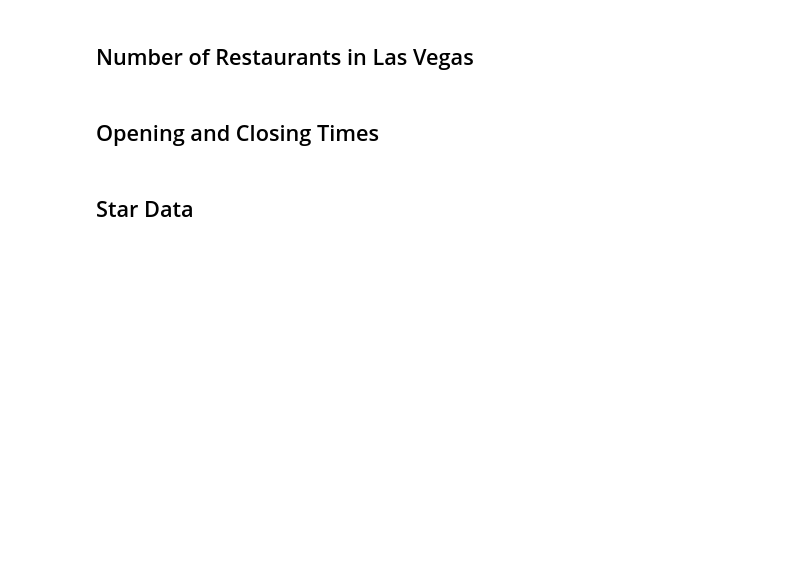
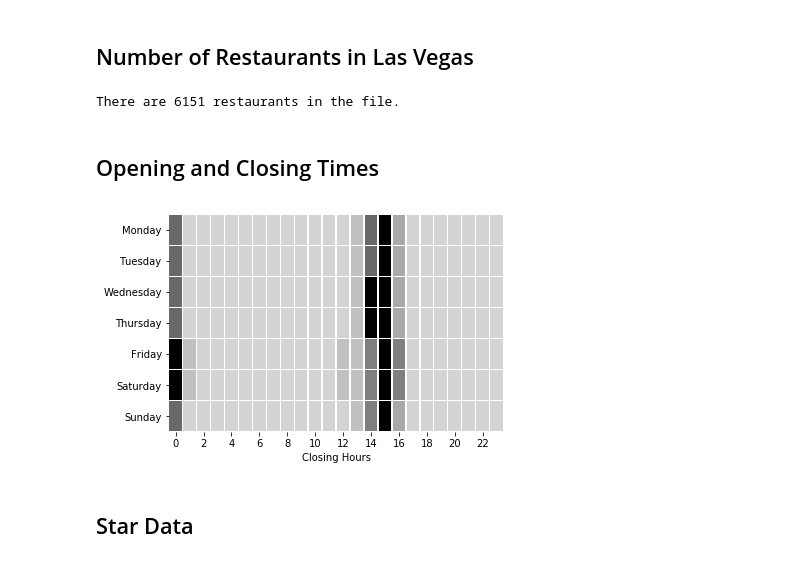
Before and after one commit to matthewdhanley/csci-5502-data-mining, a Jupyter notebook: Yelp_EDA.ipynb, the cells around one changed output. Saved outputs shown, nothing was run; the diff lists cells and outputs as text; code cells hidden in the pictures; blank space fills up the shorter version.

```diff
--- a/Yelp_EDA.ipynb
+++ b/Yelp_EDA.ipynb
@@ -66,7 +70,7 @@ def make_bar(labels, count, t="", yl="", xl=""):
 ## Number of Restaurants in Las Vegas
 # %%
 # load in the file
-business_file = 'yelp_dataset\\csv\\cities\\business_las_vegas.csv'
+business_file = 'D:\\home\\mhanl\\data_mining\\project\\yelp_dataset\\csv\\cities\\business_las_vegas.csv'
 business_data = pd.read_csv(business_file)
 
 # strip the entries that don't have anything in the categories subset.
@@ -77,6 +81,8 @@ restaurant_df = business_data_clean_categories[business_data_clean_categories['c
 
 nRestaurants = restaurant_df.shape[0]
 print("There are %d restaurants in the file." % nRestaurants)
+# %% [output]
+There are 6151 restaurants in the file.
 # %% [markdown]
 <a id="openClose"></a>
 ## Opening and Closing Times
@@ -85,36 +91,83 @@ hours = restaurant_df['hours']
 hours = hours.dropna()
 hours_dict_open = {'Monday':{},'Tuesday':{},'Wednesday':{},'Thursday':{},'Friday':{},'Saturday':{},'Sunday':{}}
 hours_dict_close = {'Monday':{},'Tuesday':{},'Wednesday':{},'Thursday':{},'Friday':{},'Saturday':{},'Sunday':{}}
 
 for row in hours:
     json_hours = row.replace("'", "\"")
     d = json.loads(json_hours)
 
     for key in d:
         times = d[key].split('-')
         _open = times[0].split(':')[0]
         _close = times[1].split(':')[0]
 
         if _open in hours_dict_open[key]:
             hours_dict_open[key][_open] += 1
         else:
             hours_dict_open[key][_open] = 1
 
         if _close in hours_dict_close[key]:
             hours_dict_close[key][_close] += 1
         else:
             hours_dict_close[key][_close] = 1
 
-for key in hours_dict_close:
+
+
+data_open = np.empty([7,24])
+data_close = np.empty([7,24])
+
+hours_dict_open['Monday']['2'] = 0
+hours_dict_open['Tuesday']['2'] = 0
+hours_dict_open['Wednesday']['2'] = 0
+hours_dict_open['Friday']['2'] = 0
+hours_dict_open['Saturday']['2'] = 0
+hours_dict_open['Sunday']['2'] = 0
+hours_dict_open['Sunday']['21'] = 0
+
+# print(hours_dict_open)
+for i, key in enumerate(hours_dict_close):
     keys_sorted_open = list(hours_dict_open[key].keys())
     keys_sorted_open.sort(key=int)
+#     print(keys_sorted_open)
     values_sorted_open = [x for _,x in sorted(zip(list(hours_dict_open[key].keys()),list(hours_dict_open[key].values())))]
-    make_bar(keys_sorted_open,values_sorted_open,t="Opening Time on "+key,xl="Hour of Day",yl="# of Restaurants")
+    data_open[i,:] = values_sorted_open
 
     keys_sorted_close = list(hours_dict_close[key].keys())
     keys_sorted_close.sort(key=int)
     values_sorted_close = [x for _,x in sorted(zip(list(hours_dict_close[key].keys()),list(hours_dict_close[key].values())))]
-    make_bar(keys_sorted_close,values_sorted_close,t="Closing Time on "+key,xl="Hour of Day",yl="# of Restaurants")
+    data_close[i,:] = values_sorted_close
+
+
+days = ['Sunday Open',   'Sunday Close',
+        'Monday Open',   'Monday Close',
+        'Tuesday Open',  'Tuesday Close',
+        'Wednesday Open','Wednesday Close',
+        'Thursday Open', 'Thursday Close',
+        'Friday Open',   'Friday Close',
+        'Saturday Open', 'Saturday Close']
+pyramid = pygal.Pyramid(human_readable=True, legend_at_bottom=True)
+pyramid.title = 'Business Opening and Closing Times'
+pyramid.x_labels = map(lambda x: str(x) if not x % 2 else '', range(1,24))
+
+# for day, hour in zip(days, hourss):
+# #     print(day)
+# #     print(hour)
+#     pyramid.add(day,hour)
+# ax = sns.heatmap(data_open, xticklabels=2, yticklabels=False)
+flatui = ["#000000", "#696969", "#808080", "#A9A9A9", "#C0C0C0", "#D3D3D3"]
+# sns.palplot(sns.color_palette(flatui))
+ax2 = sns.heatmap(data_close, xticklabels=2,
+                  yticklabels=["Monday","Tuesday","Wednesday","Thursday","Friday","Saturday","Sunday"],
+                  cmap=sns.color_palette(flatui[::-1]),
+                 linewidths=0.5,
+                 square=False,
+                 cbar=False)
+ax2.set_xlabel('Closing Hours')
+# ax2.title = "Closing Times"
+
+pyramid.render_to_file('pyramid.svg')
+# %% [output]
+[figure, added]
 # %% [markdown]
 <a id="starData"></a>
 ## Star Data
```
Also changed, not shown: parts of 9 cells of this notebook, 9 other files.
